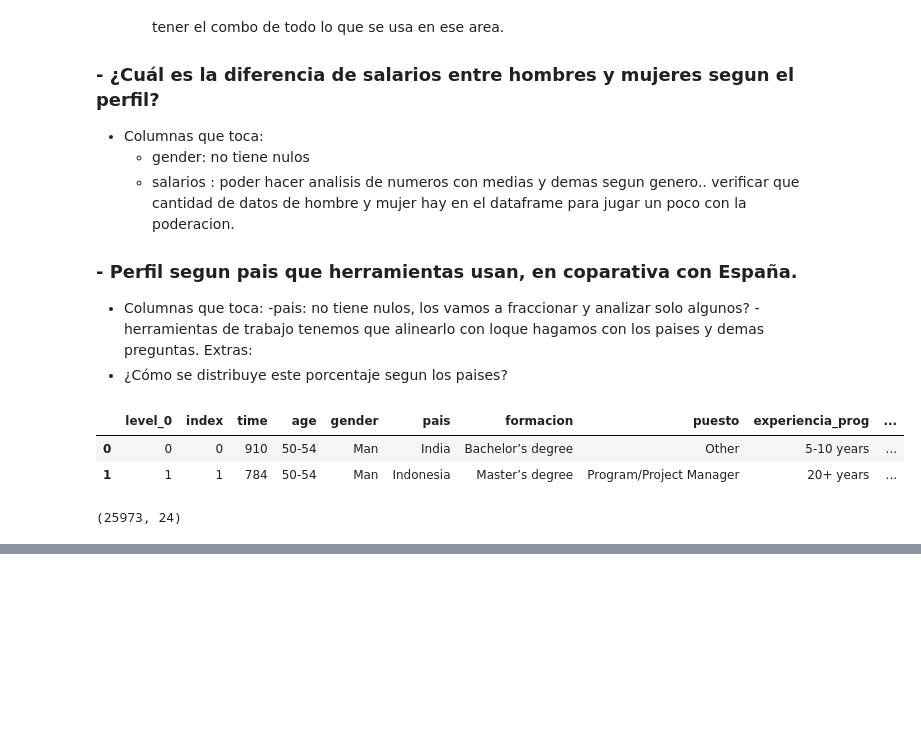
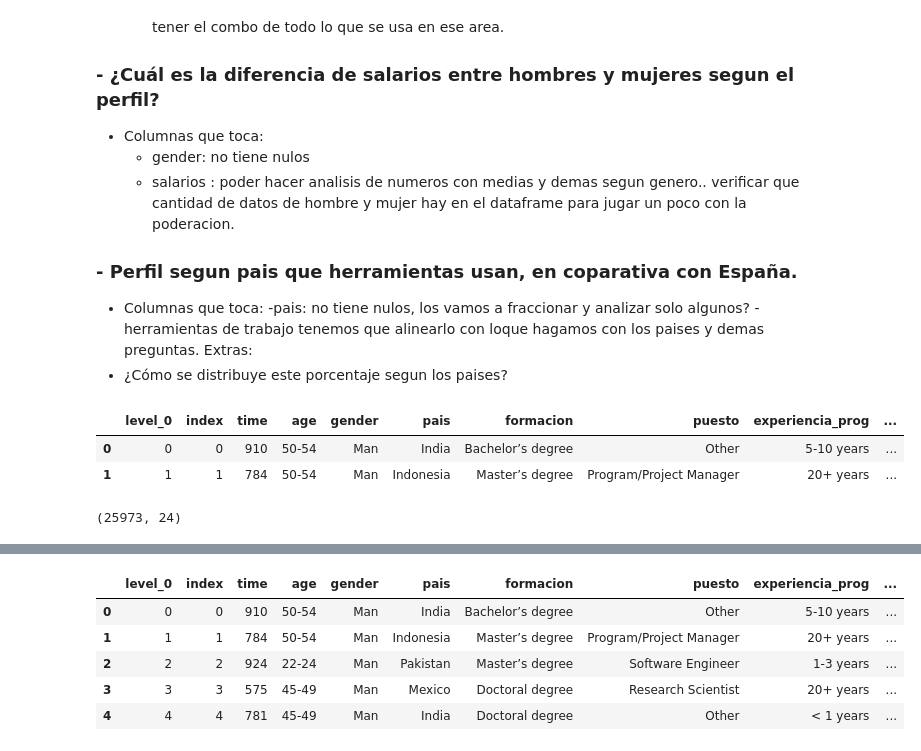
Before and after one commit to Adalab/project-DA-promo-c-modulo-2-team-5, a Jupyter notebook: sprint_review_3_clean.ipynb, the cells around one changed output, grey strips where cells are left out. Cells and saved outputs as stored; diff of their text form; code cells hidden in the pictures; blank space fills up the shorter version.

```diff
--- a/sprint_review_3_clean.ipynb
+++ b/sprint_review_3_clean.ipynb
@@ -780,2 +819,19 @@ df.shape
+# %%
+df['Lenguaje']= df["lenguaje_prog"].apply(lambda x: x.split(',')) #Generamos una columna nueva de lenguaje con la lista de las opciones elegidas por cada registro
+# %%
+df["plataforma"].replace(np.nan,"unknown",inplace=True)
+# %%
+df['plataforma']= df["plataforma"].apply(lambda x: x.strip())
+# %%
+df['plataforma_lista']= df["plataforma"].apply(lambda x: x.split(','))
+# %%
+df.head()
+# %% [output]
+|  | level_0 | index | time | age | gender | pais | formacion | puesto | experiencia_prog | ... |
+| 0 | 0 | 0 | 910 | 50-54 | Man | India | Bachelor’s degree | Other | 5-10 years | ... |
+| 1 | 1 | 1 | 784 | 50-54 | Man | Indonesia | Master’s degree | Program/Project Manager | 20+ years | ... |
+| 2 | 2 | 2 | 924 | 22-24 | Man | Pakistan | Master’s degree | Software Engineer | 1-3 years | ... |
+| 3 | 3 | 3 | 575 | 45-49 | Man | Mexico | Doctoral degree | Research Scientist | 20+ years | ... |
+| 4 | 4 | 4 | 781 | 45-49 | Man | India | Doctoral degree | Other | < 1 years | ... |
 # %%
 df.to_pickle('data/data_final.pickle')
```
Also changed, not shown: parts of 14 cells of this notebook.
